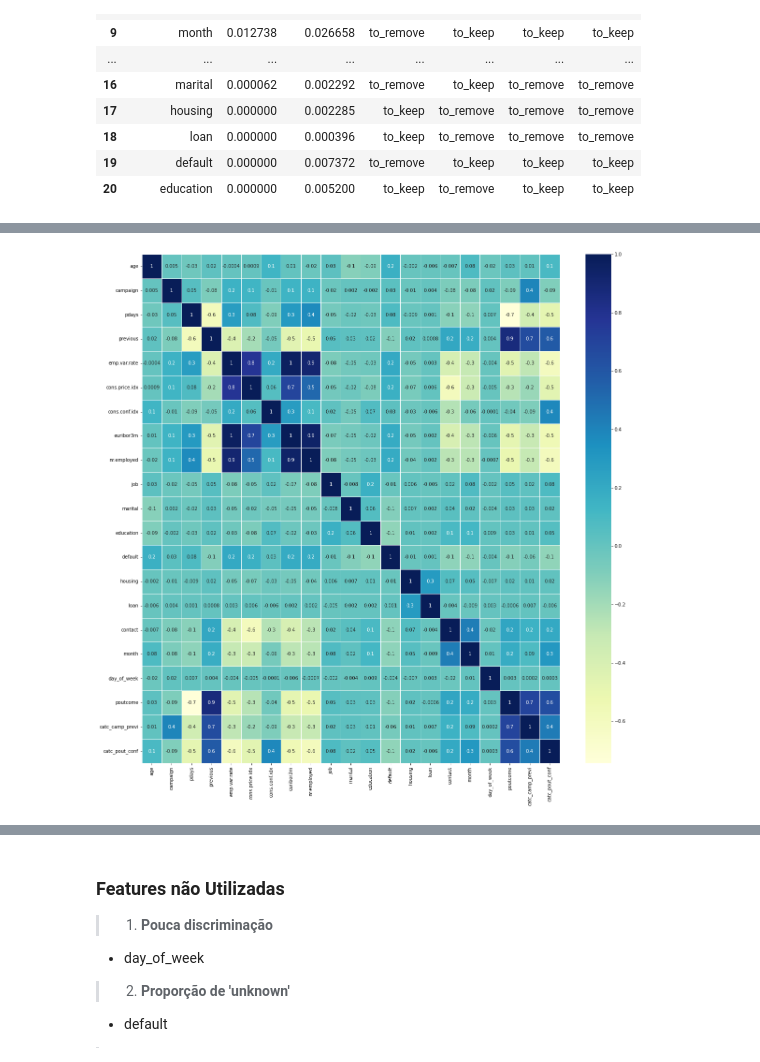
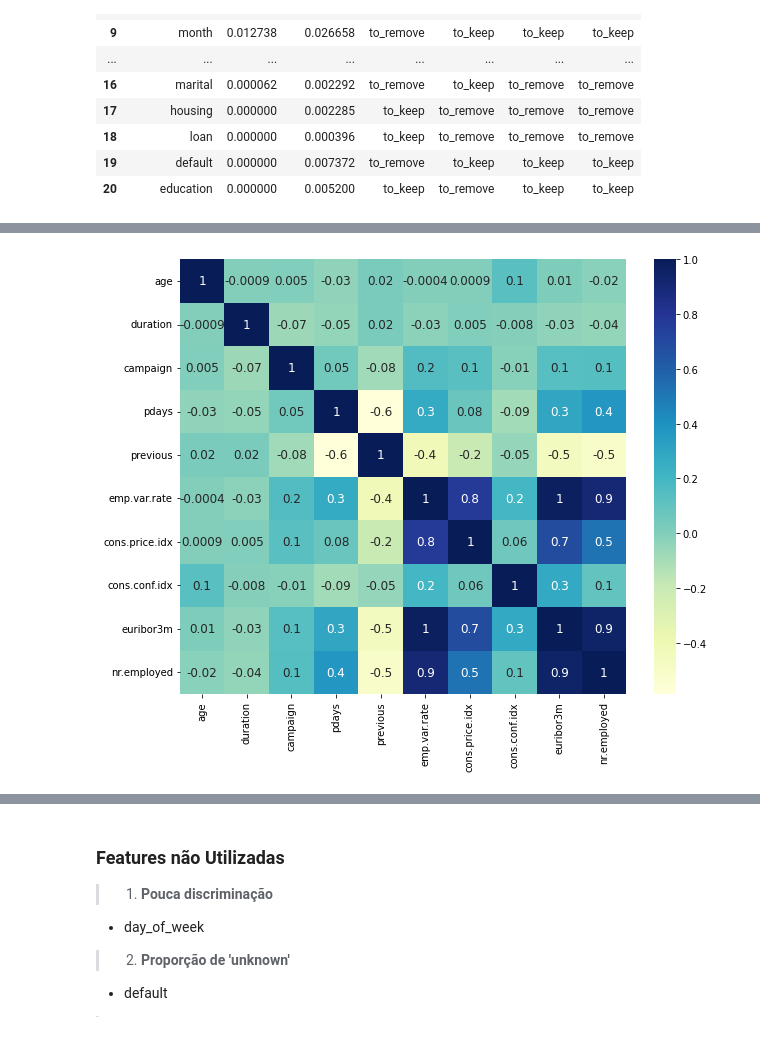
Before and after one commit to pedrosouzalv/PO-233, a Jupyter notebook: pre_processamento.ipynb, the cells around one changed output, grey strips where cells are left out. Drawn from its saved outputs; the diff is of its cells as text; code cells hidden in the pictures.

```diff
--- a/pre_processamento.ipynb
+++ b/pre_processamento.ipynb
@@ -144,8 +160,6 @@ Rejected:       3
 # %%
-# matriz de correlação
-corr_matrix = X.corr()
-plt.subplots(figsize=(20,20))
-sns.heatmap(corr_matrix,annot=True,fmt ='.1g', cmap="YlGnBu",
-                linewidths=.9, annot_kws={"size":10});
+corr_matrix = data_bank.corr()
+plt.subplots(figsize=(10,8))
+sns.heatmap(corr_matrix,annot=True,fmt ='.1g', cmap="YlGnBu",annot_kws={"size":12});
 # %% [output]
-[figure, old version]
+[figure, new version]
```
Also changed, not shown: parts of 4 cells of this notebook, 4 other files.
